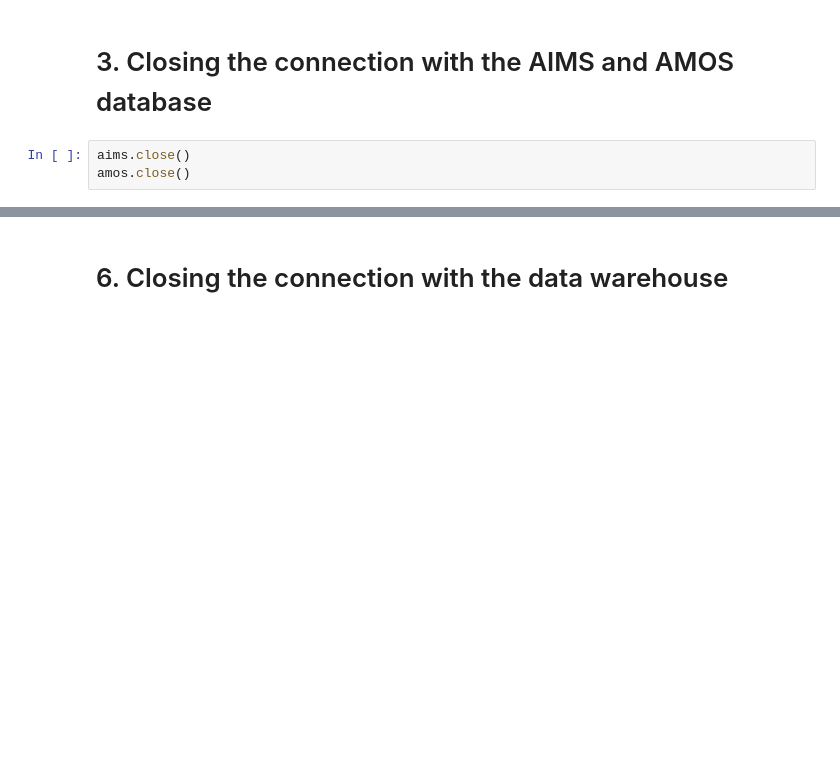
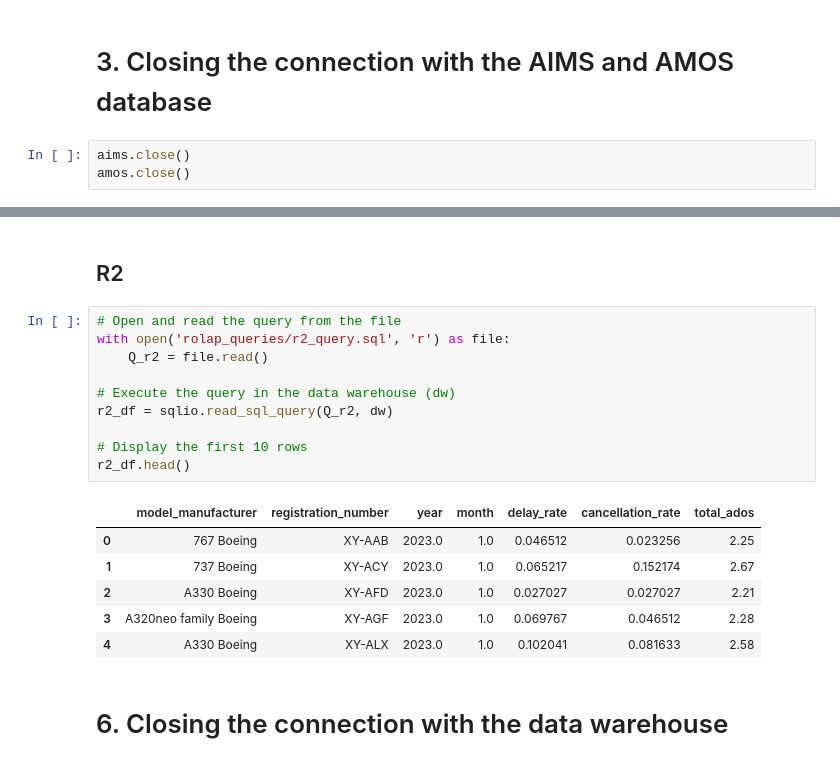
Before and after one commit to pablo-fdz/lab_3_data_mg, a Jupyter notebook: ETL_lab_3_pablo.ipynb, the cells around one changed output, grey strips where cells are left out. Cells and saved outputs as stored; diff of their text form; blank space fills up the shorter version.

```diff
--- a/ETL_lab_3_pablo.ipynb
+++ b/ETL_lab_3_pablo.ipynb
@@ -1422,3 +1435,22 @@ See the folder `ROLAP_queries`, which contains the SQL queries for the requireme
+# %% [markdown]
+## R2
+# %%
+# Open and read the query from the file
+with open('rolap_queries/r2_query.sql', 'r') as file:
+    Q_r2 = file.read()
+
+# Execute the query in the data warehouse (dw)
+r2_df = sqlio.read_sql_query(Q_r2, dw)
+
+# Display the first 10 rows
+r2_df.head()
+# %% [output]
+|  | model_manufacturer | registration_number | year | month | delay_rate | cancellation_rate | total_ados |
+| 0 | 767 Boeing | XY-AAB | 2023.0 | 1.0 | 0.046512 | 0.023256 | 2.25 |
+| 1 | 737 Boeing | XY-ACY | 2023.0 | 1.0 | 0.065217 | 0.152174 | 2.67 |
+| 2 | A330 Boeing | XY-AFD | 2023.0 | 1.0 | 0.027027 | 0.027027 | 2.21 |
+| 3 | A320neo family Boeing | XY-AGF | 2023.0 | 1.0 | 0.069767 | 0.046512 | 2.28 |
+| 4 | A330 Boeing | XY-ALX | 2023.0 | 1.0 | 0.102041 | 0.081633 | 2.58 |
 # %% [markdown]
 # 6. Closing the connection with the data warehouse
 # %%
```
Also changed, not shown: parts of 5 cells of this notebook, 2 other files.
